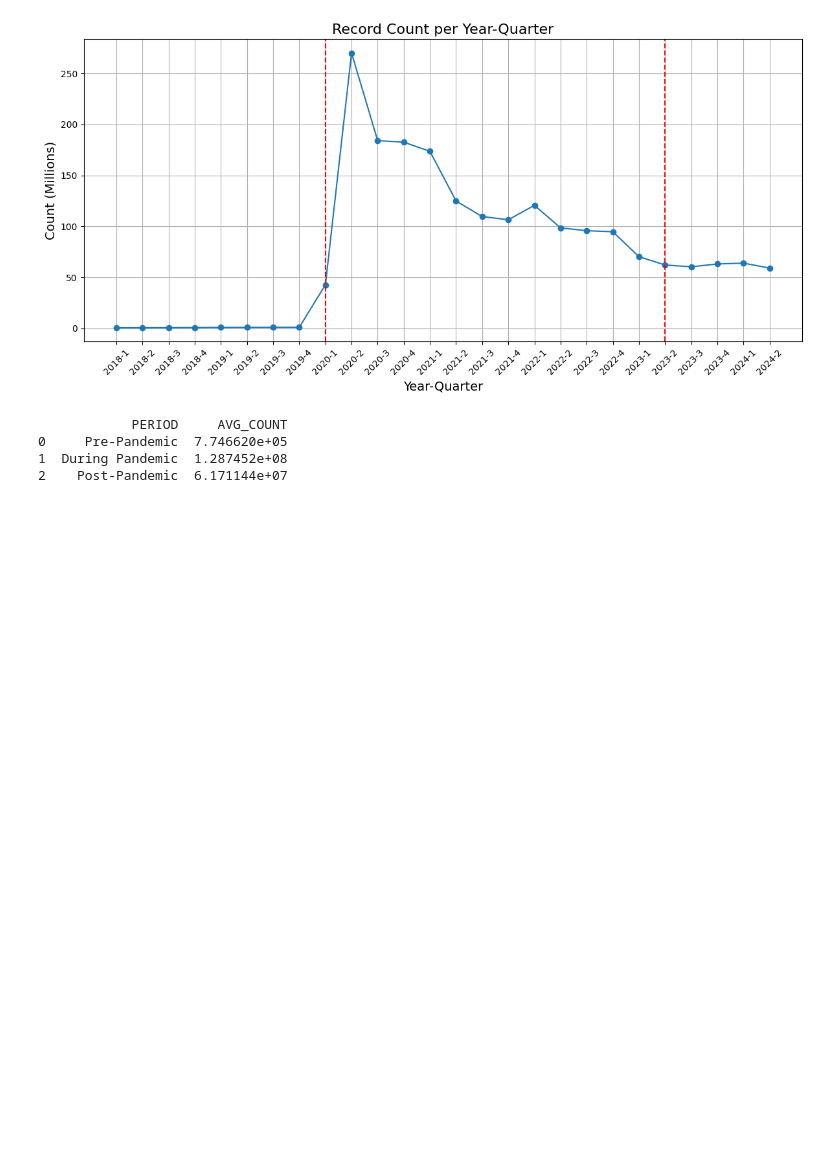
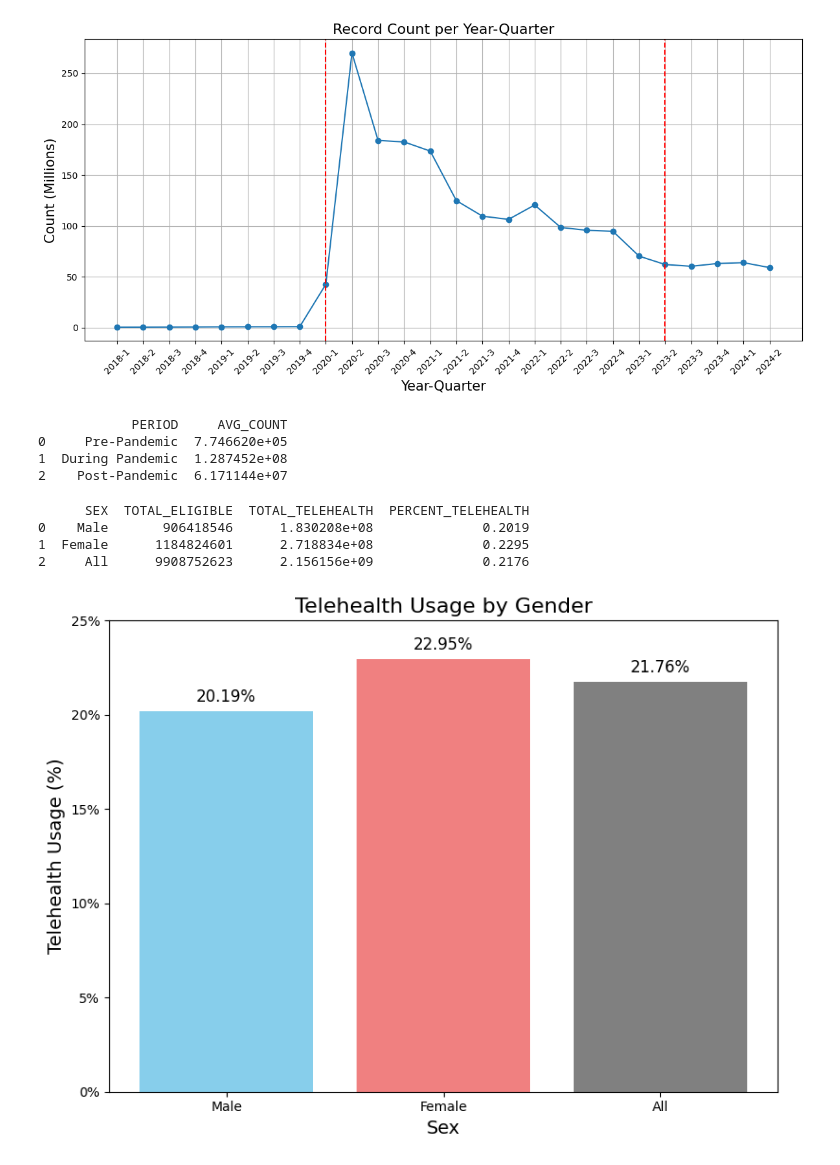
Before and after one commit to lukeni777/CPSC368_group_Luke-Estelle, a Jupyter notebook: methods.ipynb, the cells around one changed output. Saved outputs shown, nothing was run; the diff lists cells and outputs as text; code cells hidden in the pictures; blank space fills up the shorter version.

Commit message:
all figures complete

```diff
--- a/methods.ipynb
+++ b/methods.ipynb
@@ -173,0 +172,66 @@ print(ave)
+# %%
+
+
+sex = """
+SELECT
+    sex,
+    SUM(total_bene_th_elig) AS total_eligible,
+    SUM(total_bene_telehealth) AS total_telehealth,
+    ROUND(SUM(total_bene_telehealth) / SUM(total_bene_th_elig), 4) AS percent_telehealth
+FROM
+    BENEFICIARY
+GROUP BY
+    sex
+
+"""
+
+
+# Execute and fetch results into pandas DataFrame
+cur.execute(sex)
+rows = cur.fetchall()
+
+# Extract column names
+columns = [desc[0] for desc in cur.description]
+
+# Load into pandas DataFrame
+sex_df = pd.DataFrame(rows, columns=columns)
+
+
+# Display the result
+print(sex_df)
+# %% [output]
+      SEX  TOTAL_ELIGIBLE  TOTAL_TELEHEALTH  PERCENT_TELEHEALTH
+0    Male       906418546      1.830208e+08              0.2019
+1  Female      1184824601      2.718834e+08              0.2295
+2     All      9908752623      2.156156e+09              0.2176
+# %%
+
+
+# Set figure size
+plt.figure(figsize=(8, 6))
+
+# Plot bar chart
+plt.bar(sex_df['SEX'], sex_df['PERCENT_TELEHEALTH'], color=['skyblue', 'lightcoral', 'gray'])
+
+# Add labels and title
+plt.xlabel('Sex', fontsize=14)
+plt.ylabel('Telehealth Usage (%)', fontsize=14)
+plt.title('Telehealth Usage by Gender', fontsize=16)
+
+# Convert proportion to percentage on y-axis
+plt.gca().set_ylim(0, 0.25)
+plt.gca().set_yticks([0.05 * i for i in range(6)])
+plt.gca().set_yticklabels([f'{int(100 * i)}%' for i in plt.gca().get_yticks()])
+
+# Show value labels on top of bars
+for index, value in enumerate(sex_df['PERCENT_TELEHEALTH']):
+    plt.text(index, value + 0.005, f'{value:.2%}', ha='center', fontsize=12)
+
+# Save figure
+plt.tight_layout()
+plt.savefig('figures/bar_gender.png', dpi=300)
+
+# Show the plot
+plt.show()
+# %% [output]
+[figure, added]
```
Also changed, not shown: parts of 7 cells of this notebook, 5 other files.
